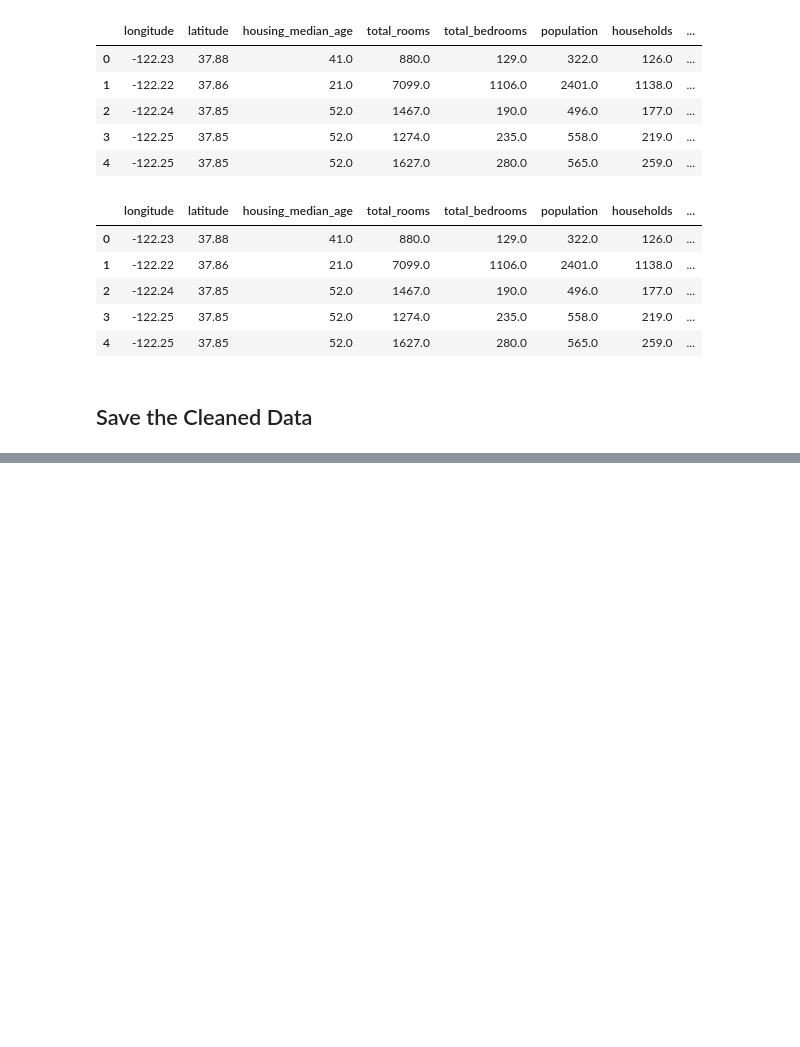
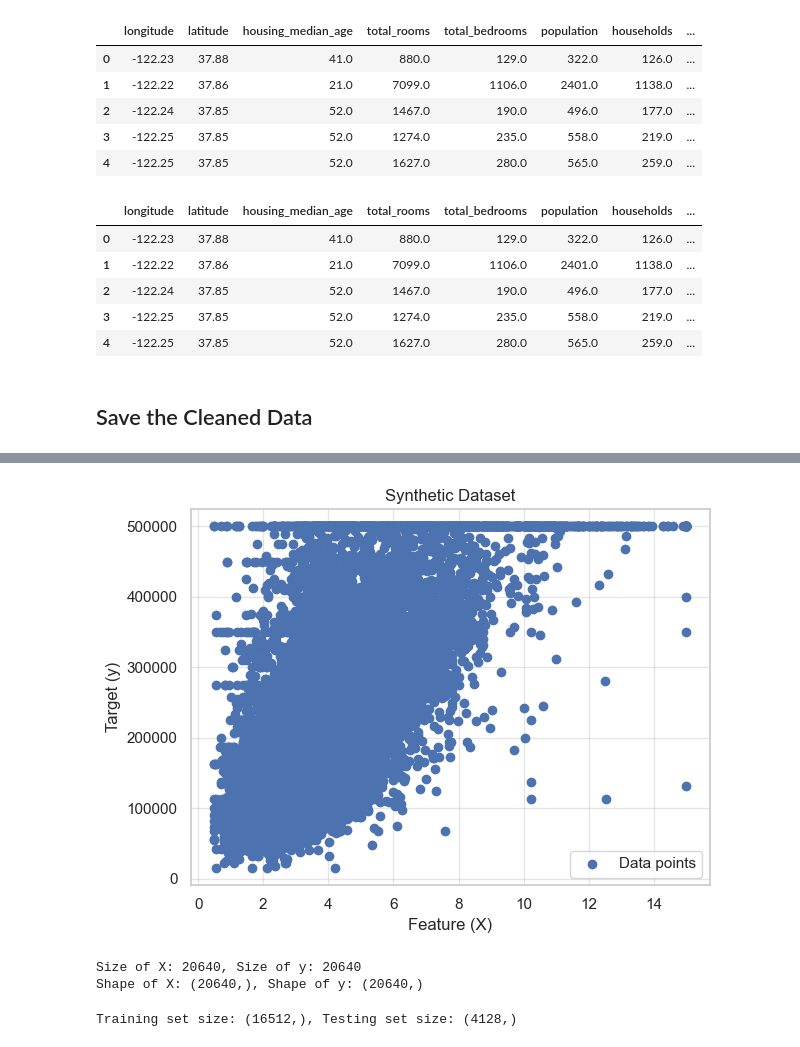
Before and after one commit to Asad-Afridi/NAVTTC-AI-Course, a Jupyter notebook: Month 02/Week 05/Notebooks/w5d3 - California Housing Data Analysis Capstone.ipynb, the cells around one changed output, grey strips where cells are left out. Drawn from its saved outputs; the diff is of its cells as text; code cells hidden in the pictures; blank space fills up the shorter version.

```diff
--- a/Month 02/Week 05/Notebooks/w5d3 - California Housing Data Analysis Capstone.ipynb
+++ b/Month 02/Week 05/Notebooks/w5d3 - California Housing Data Analysis Capstone.ipynb
@@ -698,0 +709,31 @@ df.to_csv("housing_cleaned.csv", index = False)
+# %%
+X = df['median_income'].values
+y = df['median_house_value'].values
+# %%
+plt.scatter(X, y, label="Data points")
+plt.xlabel("Feature (X)")
+plt.ylabel("Target (y)")
+plt.title("Synthetic Dataset")
+plt.legend()
+plt.grid(True, alpha=0.5)
+plt.tight_layout()
+plt.show()
+# %% [output]
+[figure, added]
+# %%
+# Size of the Dataset
+print(f"Size of X: {X.size}, Size of y: {y.size}")
+print(f"Shape of X: {X.shape}, Shape of y: {y.shape}")
+# %% [output]
+Size of X: 20640, Size of y: 20640
+Shape of X: (20640,), Shape of y: (20640,)
+# %%
+# Let's split the data into training and testing sets
+from sklearn.model_selection import train_test_split
+
+X_train, X_test, y_train, y_test = train_test_split(
+    X, y, test_size=0.2, random_state=1000
+)
+print(f"Training set size: {X_train.shape}, Testing set size: {X_test.shape}")
+# %% [output]
+Training set size: (16512,), Testing set size: (4128,)
```
Also changed, not shown: parts of 7 cells of this notebook, 1 other file.
